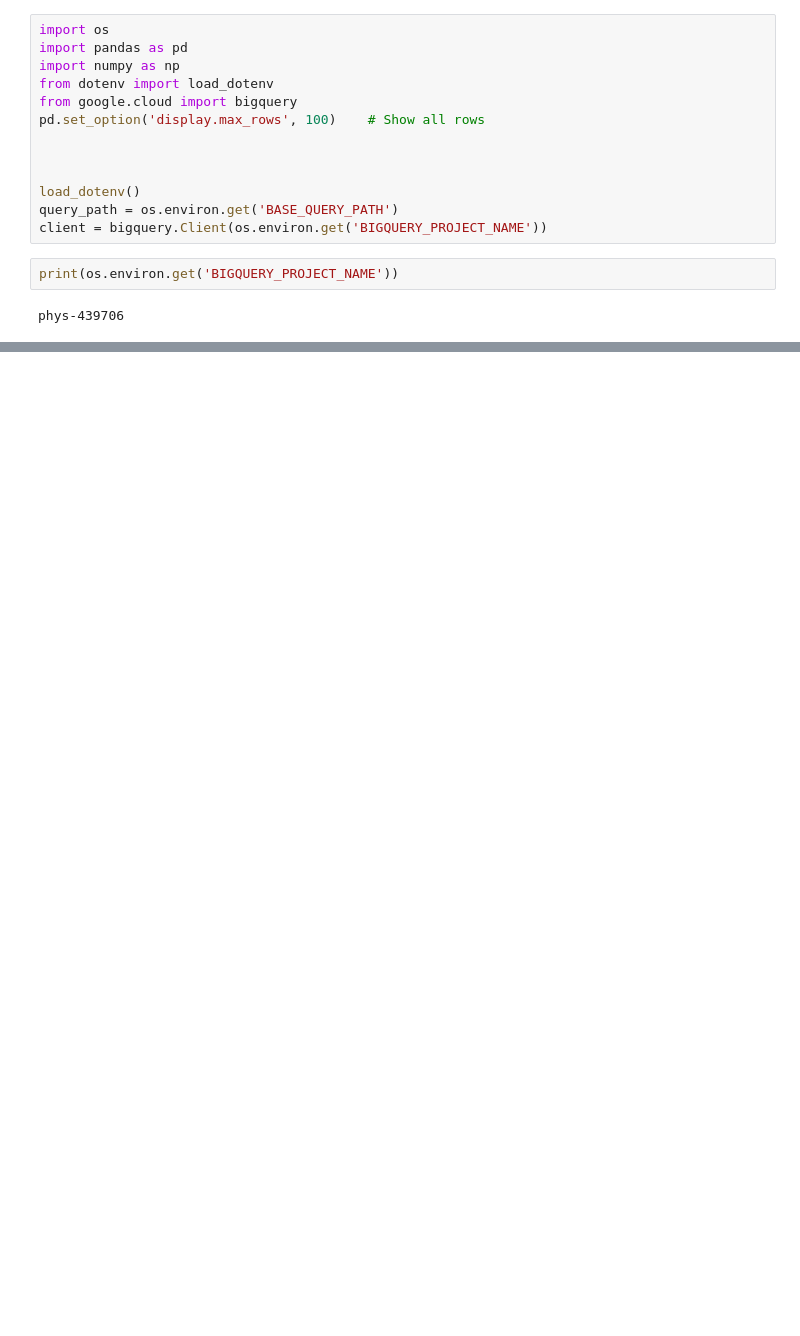
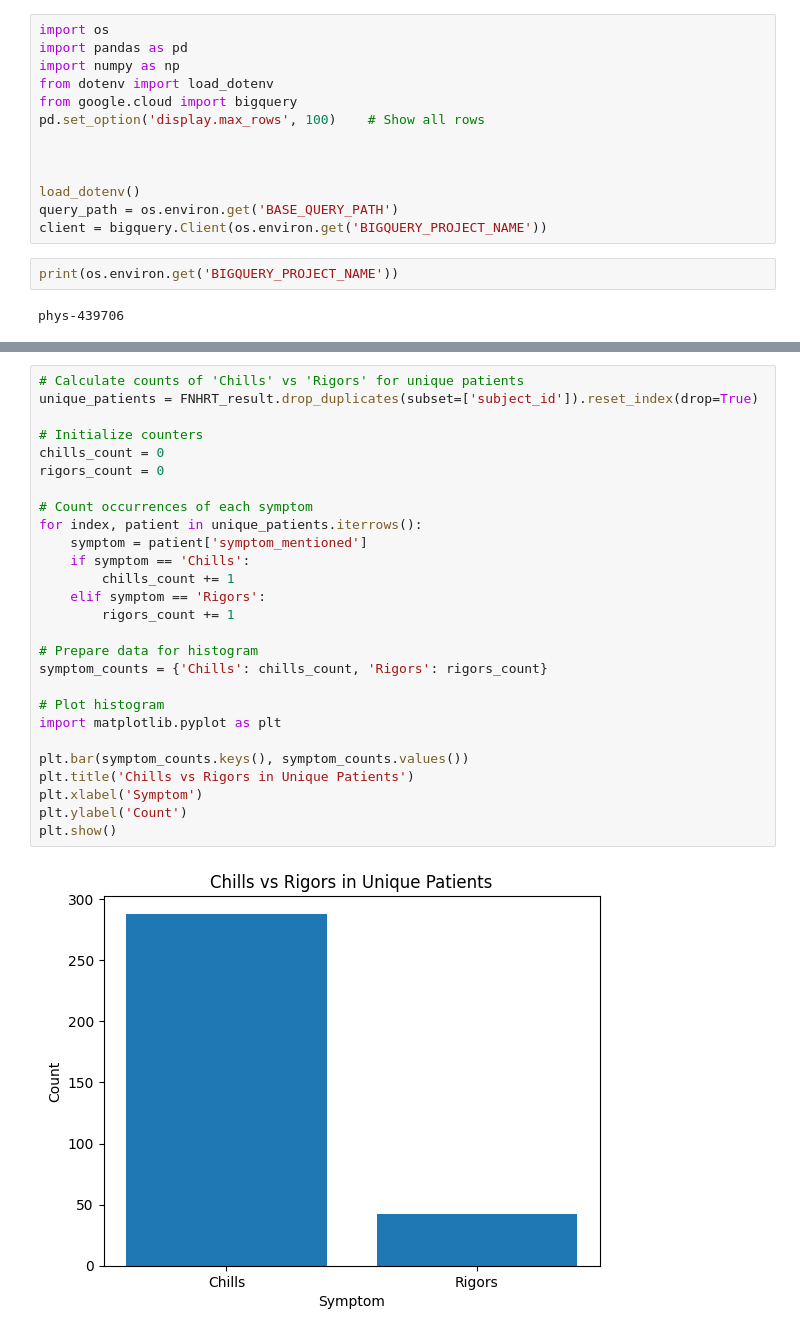
Before and after one commit to kmorhun/tranfusion-reactions, a Jupyter notebook: exploratory_data_analysis/fnhrt_symptoms.ipynb, the cells around one changed output, grey strips where cells are left out. Saved outputs shown, nothing was run; the diff lists cells and outputs as text; blank space fills up the shorter version.

Commit message:
Updated fnhrt_symptoms and fnhrt_temps notebooks, added fnhrt_symptoms SQL query

```diff
--- a/exploratory_data_analysis/fnhrt_symptoms.ipynb
+++ b/exploratory_data_analysis/fnhrt_symptoms.ipynb
@@ -34,0 +58,29 @@ unique_patients
+# %%
+# Calculate counts of 'Chills' vs 'Rigors' for unique patients
+unique_patients = FNHRT_result.drop_duplicates(subset=['subject_id']).reset_index(drop=True)
+
+# Initialize counters
+chills_count = 0
+rigors_count = 0
+
+# Count occurrences of each symptom
+for index, patient in unique_patients.iterrows():
+    symptom = patient['symptom_mentioned']
+    if symptom == 'Chills':
+        chills_count += 1
+    elif symptom == 'Rigors':
+        rigors_count += 1
+
+# Prepare data for histogram
+symptom_counts = {'Chills': chills_count, 'Rigors': rigors_count}
+
+# Plot histogram
+import matplotlib.pyplot as plt
+
+plt.bar(symptom_counts.keys(), symptom_counts.values())
+plt.title('Chills vs Rigors in Unique Patients')
+plt.xlabel('Symptom')
+plt.ylabel('Count')
+plt.show()
+# %% [output]
+[figure, added]
```
Also changed, not shown: parts of 2 cells of this notebook, 2 other files.
